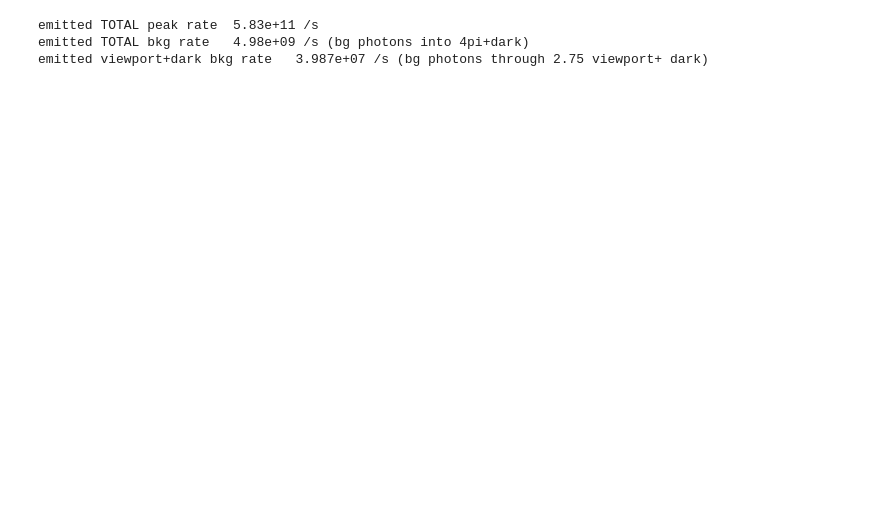
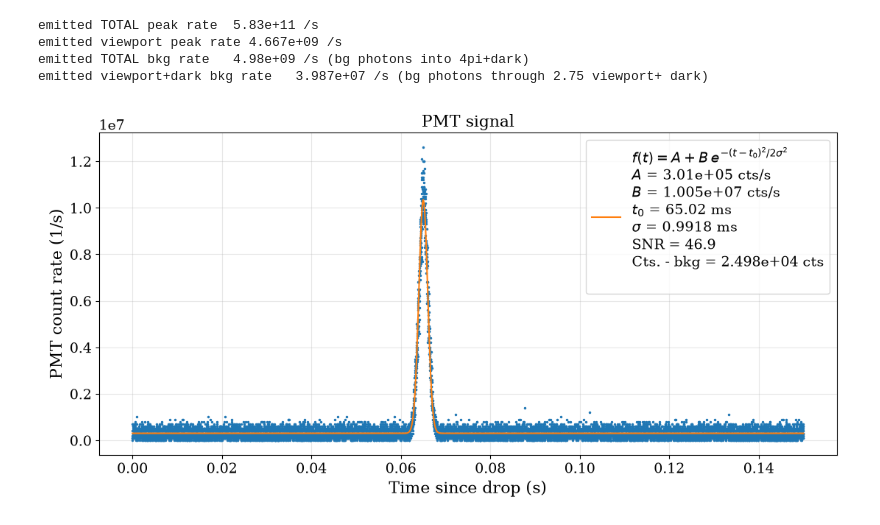
Before and after one commit to josephmlev/eedm_jml, a Jupyter notebook: daqAnalysisAndExperiments/photoDetectors/pmtCountingStats.ipynb, the cells around one changed output. Cells and saved outputs as stored; diff of their text form; code cells hidden in the pictures; blank space fills up the shorter version.

```diff
--- a/daqAnalysisAndExperiments/photoDetectors/pmtCountingStats.ipynb
+++ b/daqAnalysisAndExperiments/photoDetectors/pmtCountingStats.ipynb
@@ -12,33 +12,85 @@ plt.rc('legend', fontsize=14)
 plt.rc('figure', titlesize=18)
 
 rng = np.random.default_rng(0)
 
 #calculate rates emmited by atoms
 
 # --- MEASURED from fit (at the detector, post QE and ray optics) ---
 A_rate     = 3e5     # background: scatter + dark, 1/s
 B_rate     = 1e7      # peak amplitude above background, 1/s
 t0         = 65e-3    # s
 sigma      = 1.0e-3   # s
 
 #detector parameters
 QE         = 0.1
 etta       = 0.0006    # ray optics efficiency
 darkRate   = 1e3
 saturation = 3.5        # measured rate is low by this factor at the peak
 
 # --- photons at the atoms, implied by the detected rates ---
 B_emitted  = B_rate * saturation / (QE * etta)
 A_emitted  = (A_rate - darkRate) / (QE * etta)
 
 
+countRate  = 100e3    # Hz
+dt         = 1/countRate
+
+B_sim  = B_emitted / saturation * (QE * etta)
+A_sim  = A_emitted * QE * etta + darkRate
+
+def simulated_measured_tof_rate(t):
+    return A_sim + B_sim * np.exp(-(t - t0)**2 / (2 * sigma**2))
+
+def pos_gaussian(t, offset, amp, t0, sigma):
+    return offset + amp * np.exp(-(t - t0)**2 / (2 * sigma**2))
+
+t    = np.arange(0, .15, dt)
+lam  = simulated_measured_tof_rate(t) * dt
+cts  = rng.poisson(lam)
+rate = cts / dt
+
+p0 = [np.median(rate), rate.max() - np.median(rate), t[np.argmax(rate)], 1e-3]
+popt, pcov = curve_fit(pos_gaussian, t, rate, p0=p0)
+perr = np.sqrt(np.diag(pcov))
+offset, amp, t0_fit, sigma_fit = popt
+sigma_fit = abs(sigma_fit)
+
+residuals = rate - pos_gaussian(t, *popt)
+resid_std = np.std(residuals, ddof=len(popt))
+snr = amp / resid_std
+integrated_counts = amp * sigma_fit * np.sqrt(2 * np.pi)
+
+t_fit = np.linspace(t.min(), t.max(), 1000)
+fit_label = (
+    r'$f(t) = A + B\,e^{-(t-t_0)^2 / 2\sigma^2}$' + '\n'
+    f"$A$ = {offset:.4g} cts/s\n"
+    f"$B$ = {amp:.4g} cts/s\n"
+    f"$t_0$ = {t0_fit*1000:.4g} ms\n"
+    f"$\\sigma$ = {sigma_fit*1000:.4g} ms\n"
+    f"SNR = {snr:.3g}\n"
+    f"Cts. - bkg = {integrated_counts:.4g} cts\n"
+)
+
+plt.close('all')
+plt.figure(figsize=(11, 5.5))
+plt.plot(t, rate, '.', ms=3)
+plt.plot(t_fit, pos_gaussian(t_fit, *popt), '-', label=fit_label)
+plt.title("PMT signal")
+plt.xlabel('Time since drop (s)')
+plt.ylabel('PMT count rate (1/s)')
+plt.legend(loc='upper right')
+plt.grid(alpha=0.3)
+plt.tight_layout()
+
 print('emitted TOTAL peak rate  %.3g /s'      % B_emitted)
-#print(f'emitted viewport peak rate {B_emitted*0.008:.3e} /s')
+print(f'emitted viewport peak rate {B_emitted*0.008:.3e} /s')
 print('emitted TOTAL bkg rate   %.3g /s (bg photons into 4pi+dark)'      % A_emitted)
 print(f'emitted viewport+dark bkg rate   {A_emitted*0.008:.3e} /s (bg photons through 2.75 viewport+ dark)')
 # %% [output]
 emitted TOTAL peak rate  5.83e+11 /s
+emitted viewport peak rate 4.667e+09 /s
 emitted TOTAL bkg rate   4.98e+09 /s (bg photons into 4pi+dark)
 emitted viewport+dark bkg rate   3.987e+07 /s (bg photons through 2.75 viewport+ dark)
+[figure, added]
 # %%
 #new detector parameters
```
Also changed, not shown: parts of 1 cell of this notebook.
